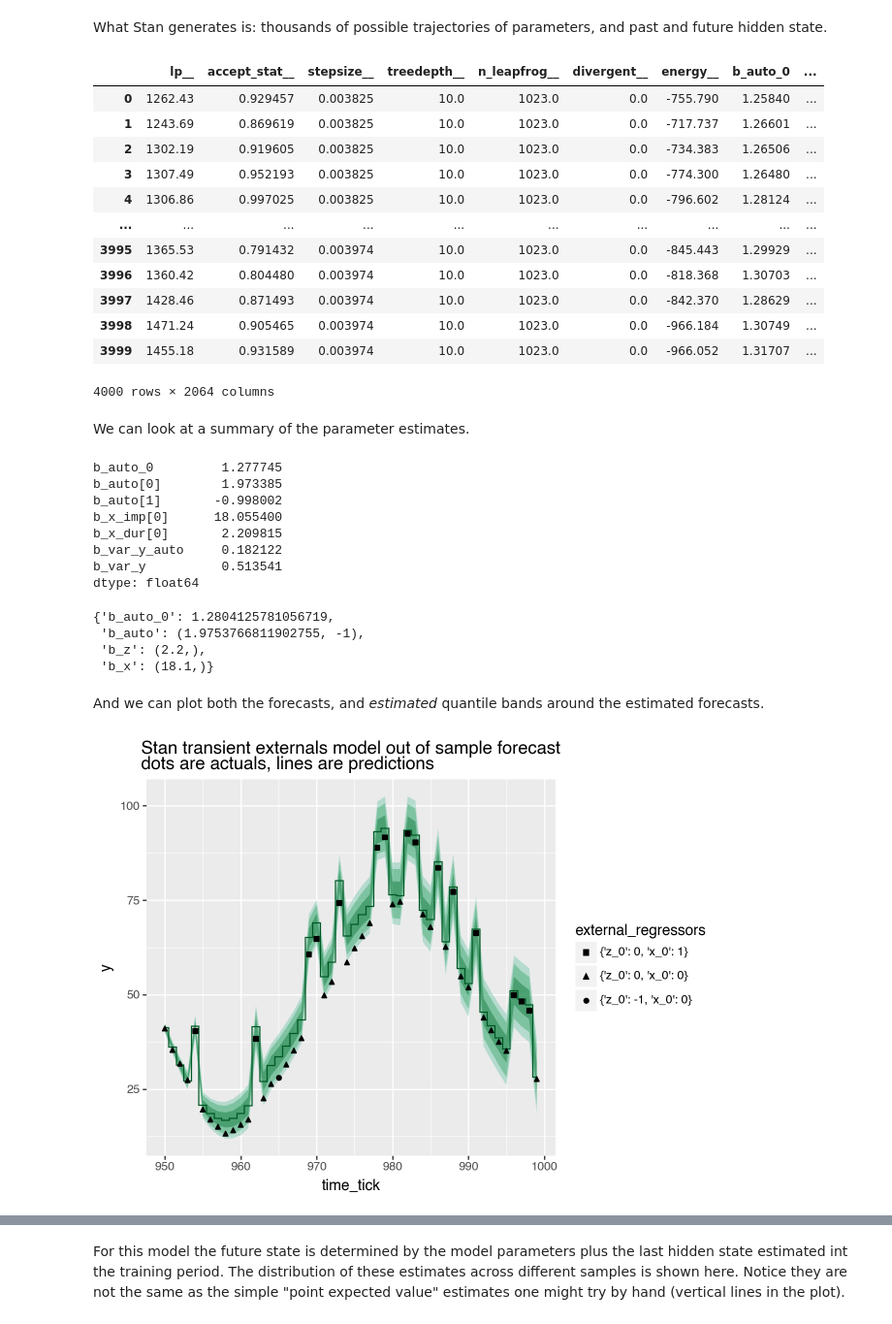
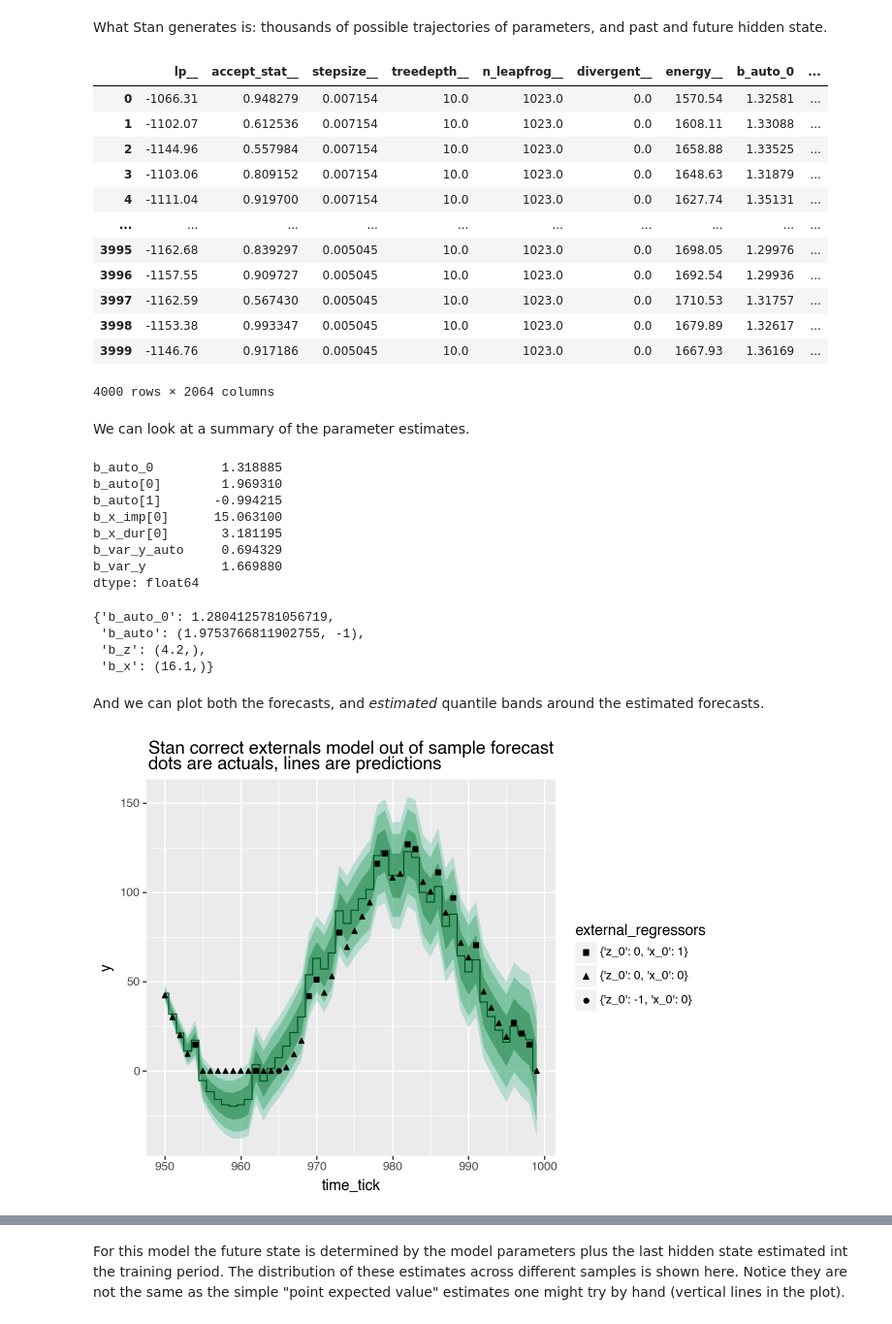
Before and after one commit to WinVector/Examples, a Jupyter notebook: TimeSeries/nested_model_example.ipynb, the cells around one changed output, grey strips where cells are left out. Shown at 97% size. Cells and saved outputs as stored; diff of their text form; code cells hidden in the pictures.

```diff
--- a/TimeSeries/nested_model_example.ipynb
+++ b/TimeSeries/nested_model_example.ipynb
@@ -61,8 +59,8 @@ gen_shift = 10.0
 b_auto = (2 * np.cos(np.pi/20), -1)  # angle addition
 b_auto_0 = gen_scale * gen_shift * (1 - np.sum(b_auto))
 # external regressors
-b_z = (2.2, )
-b_x = (18.1, )
+b_z = (4.2, )
+b_x = (16.1, )
 
 generating_params = {
     'b_auto_0': b_auto_0,
@@ -340,17 +338,17 @@ forecast_soln_i = solve_forecast_by_Stan(
 forecast_soln_i  # see https://mc-stan.org/docs/cmdstan-guide/stansummary.html
 # %% [output]
 |  | lp__ | accept_stat__ | stepsize__ | treedepth__ | n_leapfrog__ | divergent__ | energy__ | b_auto_0 | ... |
-| 0 | 1262.43 | 0.929457 | 0.003825 | 10.0 | 1023.0 | 0.0 | -755.790 | 1.25840 | ... |
-| 1 | 1243.69 | 0.869619 | 0.003825 | 10.0 | 1023.0 | 0.0 | -717.737 | 1.26601 | ... |
-| 2 | 1302.19 | 0.919605 | 0.003825 | 10.0 | 1023.0 | 0.0 | -734.383 | 1.26506 | ... |
-| 3 | 1307.49 | 0.952193 | 0.003825 | 10.0 | 1023.0 | 0.0 | -774.300 | 1.26480 | ... |
-| 4 | 1306.86 | 0.997025 | 0.003825 | 10.0 | 1023.0 | 0.0 | -796.602 | 1.28124 | ... |
+| 0 | -1066.31 | 0.948279 | 0.007154 | 10.0 | 1023.0 | 0.0 | 1570.54 | 1.32581 | ... |
+| 1 | -1102.07 | 0.612536 | 0.007154 | 10.0 | 1023.0 | 0.0 | 1608.11 | 1.33088 | ... |
+| 2 | -1144.96 | 0.557984 | 0.007154 | 10.0 | 1023.0 | 0.0 | 1658.88 | 1.33525 | ... |
+| 3 | -1103.06 | 0.809152 | 0.007154 | 10.0 | 1023.0 | 0.0 | 1648.63 | 1.31879 | ... |
+| 4 | -1111.04 | 0.919700 | 0.007154 | 10.0 | 1023.0 | 0.0 | 1627.74 | 1.35131 | ... |
 | ... | ... | ... | ... | ... | ... | ... | ... | ... | ... |
-| 3995 | 1365.53 | 0.791432 | 0.003974 | 10.0 | 1023.0 | 0.0 | -845.443 | 1.29929 | ... |
-| 3996 | 1360.42 | 0.804480 | 0.003974 | 10.0 | 1023.0 | 0.0 | -818.368 | 1.30703 | ... |
-| 3997 | 1428.46 | 0.871493 | 0.003974 | 10.0 | 1023.0 | 0.0 | -842.370 | 1.28629 | ... |
-| 3998 | 1471.24 | 0.905465 | 0.003974 | 10.0 | 1023.0 | 0.0 | -966.184 | 1.30749 | ... |
-| 3999 | 1455.18 | 0.931589 | 0.003974 | 10.0 | 1023.0 | 0.0 | -966.052 | 1.31707 | ... |
+| 3995 | -1162.68 | 0.839297 | 0.005045 | 10.0 | 1023.0 | 0.0 | 1698.05 | 1.29976 | ... |
+| 3996 | -1157.55 | 0.909727 | 0.005045 | 10.0 | 1023.0 | 0.0 | 1692.54 | 1.29936 | ... |
+| 3997 | -1162.59 | 0.567430 | 0.005045 | 10.0 | 1023.0 | 0.0 | 1710.53 | 1.31757 | ... |
+| 3998 | -1153.38 | 0.993347 | 0.005045 | 10.0 | 1023.0 | 0.0 | 1679.89 | 1.32617 | ... |
+| 3999 | -1146.76 | 0.917186 | 0.005045 | 10.0 | 1023.0 | 0.0 | 1667.93 | 1.36169 | ... |
 4000 rows × 2064 columns
 # %% [markdown]
 We can look at a summary of the parameter estimates.
@@ -363,13 +361,13 @@ soln_params_i = forecast_soln_i.loc[
 
 soln_params_i
 # %% [output]
-b_auto_0         1.277745
-b_auto[0]        1.973385
-b_auto[1]       -0.998002
-b_x_imp[0]      18.055400
-b_x_dur[0]       2.209815
-b_var_y_auto     0.182122
-b_var_y          0.513541
+b_auto_0         1.318885
+b_auto[0]        1.969310
+b_auto[1]       -0.994215
+b_x_imp[0]      15.063100
+b_x_dur[0]       3.181195
+b_var_y_auto     0.694329
+b_var_y          1.669880
 dtype: float64
 # %%
 # show original generative parameters
@@ -377,22 +375,21 @@ generating_params
 # %% [output]
 {'b_auto_0': 1.2804125781056719,
  'b_auto': (1.9753766811902755, -1),
- 'b_z': (2.2,),
- 'b_x': (18.1,)}
+ 'b_z': (4.2,),
+ 'b_x': (16.1,)}
 # %% [markdown]
 And we can plot both the forecasts, and *estimated* quantile bands around the estimated forecasts.
 # %%
 # plot inference over time
 plt_i, s_frame_i = plot_forecast(
     forecast_soln_i,
     d_test,
-    model_name='Stan transient externals model',
-    enforce_nonnegative=True,
+    model_name='Stan correct externals model',
     external_regressors=['z_0', 'x_0'],
 )
 plt_i.show()
 # %% [output]
-[figure, old version]
+[figure, new version]
 # %%
 # plot quality of fit as a scatter plot
 d_test['Stan (transient externals model) prediction'] = extract_sframe_result(s_frame_i)
```
Also changed, not shown: parts of 37 cells of this notebook, 4 other files.
